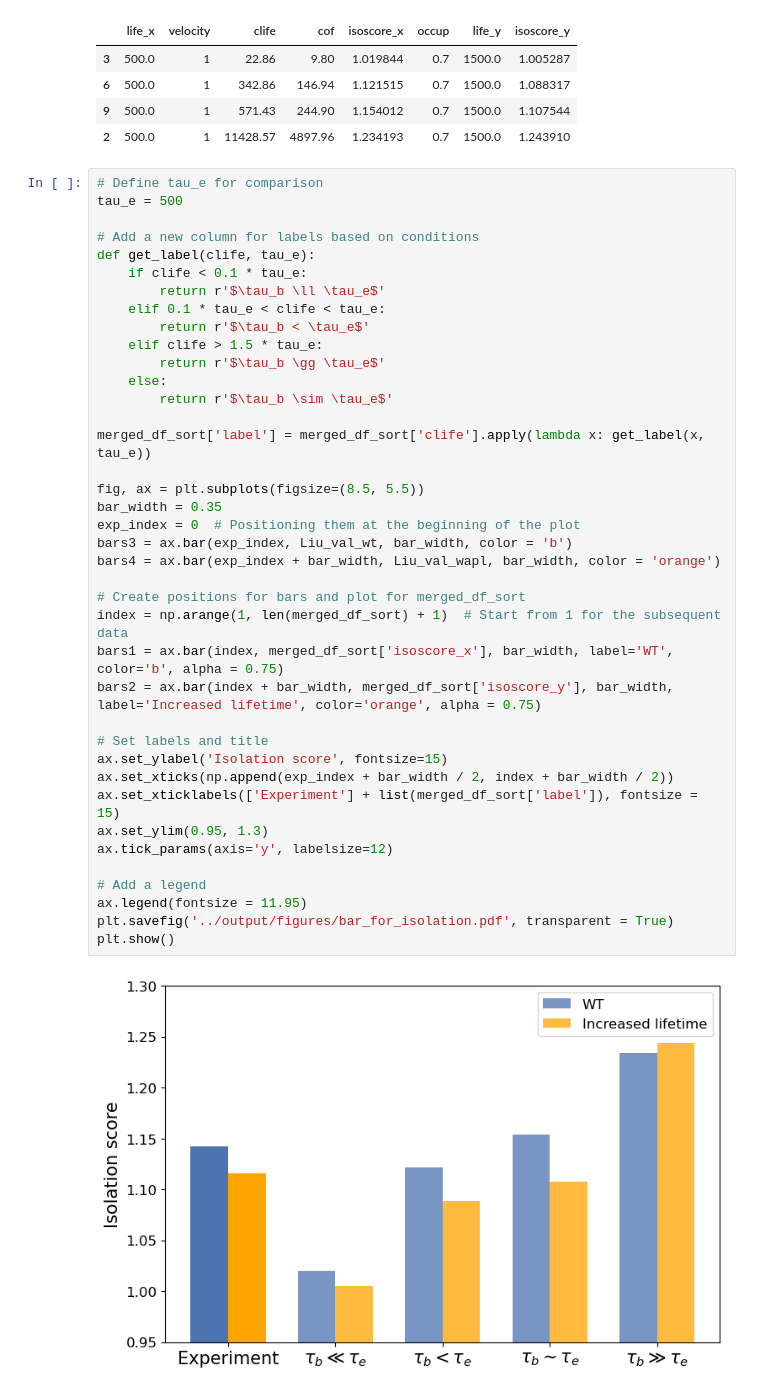
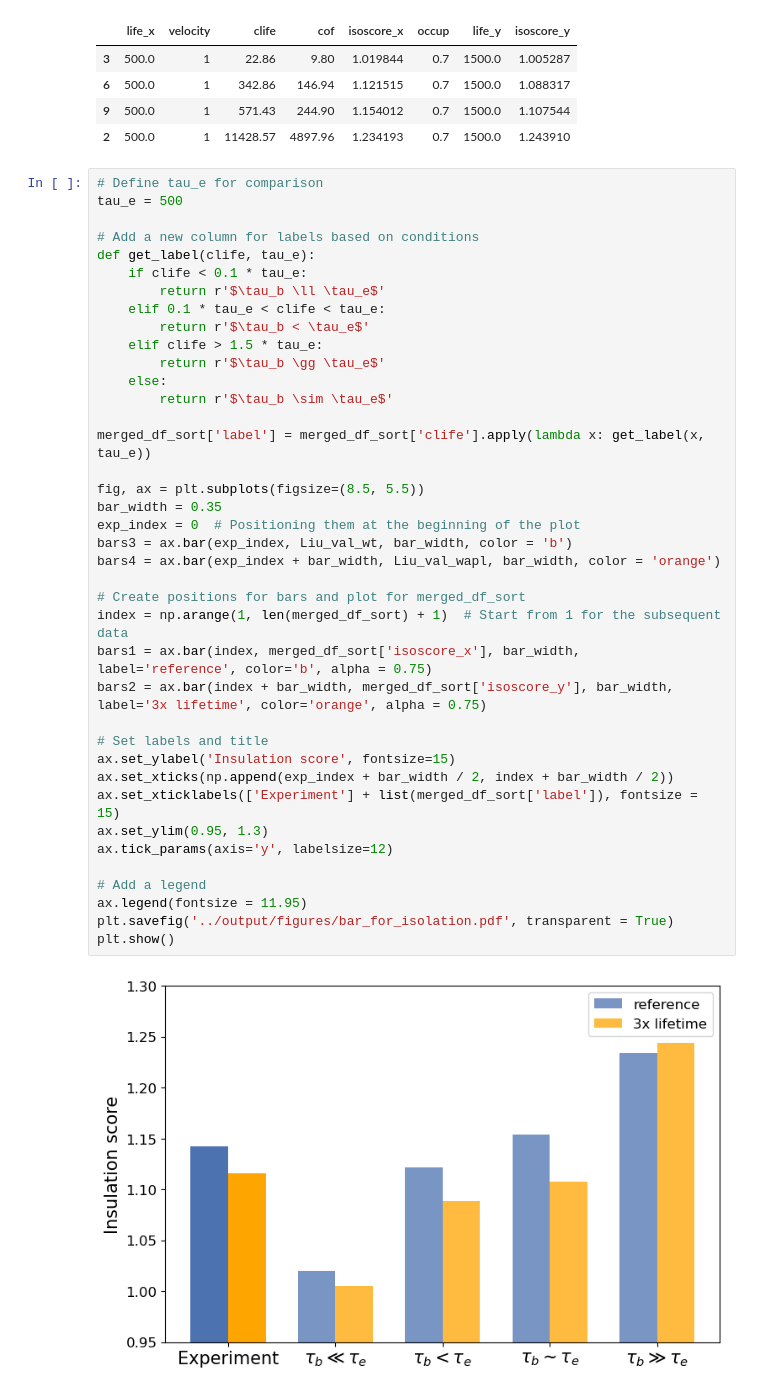
Before and after one commit to Fudenberg-Research-Group/dynamic_extrusion_boundaries, a Jupyter notebook: analysis/isolation_score_simulations.ipynb, the cells around one changed output. Saved outputs shown, nothing was run; the diff lists cells and outputs as text.

Commit message:
updating insulation notebook

```diff
--- a/analysis/isolation_score_simulations.ipynb
+++ b/analysis/isolation_score_simulations.ipynb
@@ -322,34 +322,34 @@ def get_label(clife, tau_e):
         return r'$\tau_b \ll \tau_e$'
     elif 0.1 * tau_e < clife < tau_e:
         return r'$\tau_b < \tau_e$'
     elif clife > 1.5 * tau_e:
         return r'$\tau_b \gg \tau_e$'
     else:
         return r'$\tau_b \sim \tau_e$'
 
 merged_df_sort['label'] = merged_df_sort['clife'].apply(lambda x: get_label(x, tau_e))
 
 fig, ax = plt.subplots(figsize=(8.5, 5.5))
 bar_width = 0.35
 exp_index = 0  # Positioning them at the beginning of the plot
 bars3 = ax.bar(exp_index, Liu_val_wt, bar_width, color = 'b')
 bars4 = ax.bar(exp_index + bar_width, Liu_val_wapl, bar_width, color = 'orange')
 
 # Create positions for bars and plot for merged_df_sort
 index = np.arange(1, len(merged_df_sort) + 1)  # Start from 1 for the subsequent data
-bars1 = ax.bar(index, merged_df_sort['isoscore_x'], bar_width, label='WT', color='b', alpha = 0.75)
-bars2 = ax.bar(index + bar_width, merged_df_sort['isoscore_y'], bar_width, label='Increased lifetime', color='orange', alpha = 0.75)
+bars1 = ax.bar(index, merged_df_sort['isoscore_x'], bar_width, label='reference', color='b', alpha = 0.75)
+bars2 = ax.bar(index + bar_width, merged_df_sort['isoscore_y'], bar_width, label='3x lifetime', color='orange', alpha = 0.75)
 
 # Set labels and title
-ax.set_ylabel('Isolation score', fontsize=15)
+ax.set_ylabel('Insulation score', fontsize=15)
 ax.set_xticks(np.append(exp_index + bar_width / 2, index + bar_width / 2))
 ax.set_xticklabels(['Experiment'] + list(merged_df_sort['label']), fontsize = 15)
 ax.set_ylim(0.95, 1.3)
 ax.tick_params(axis='y', labelsize=12)
 
 # Add a legend
 ax.legend(fontsize = 11.95)
 plt.savefig('../output/figures/bar_for_isolation.pdf', transparent = True)
 plt.show()
 # %% [output]
-[figure, old version]
+[figure, new version]
```
Also changed, not shown: parts of 1 cell of this notebook.
